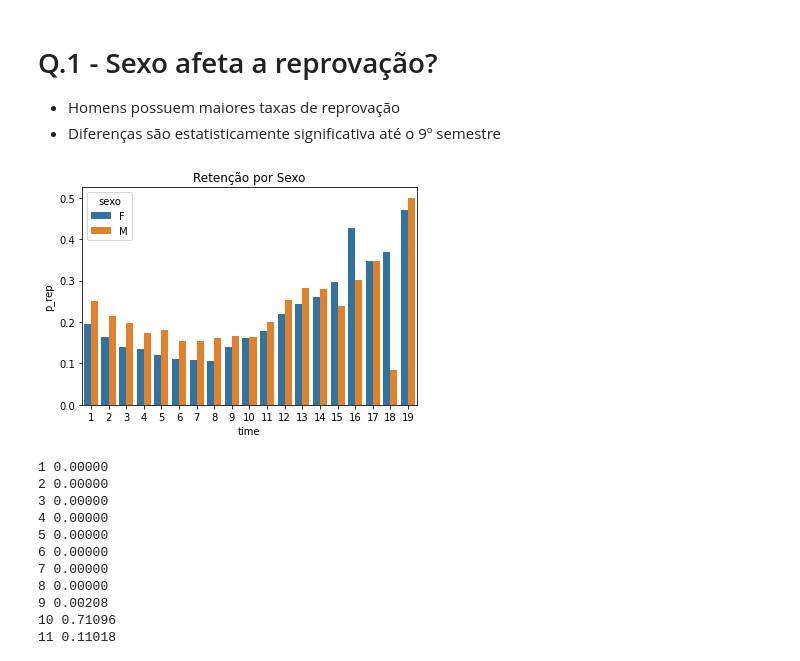
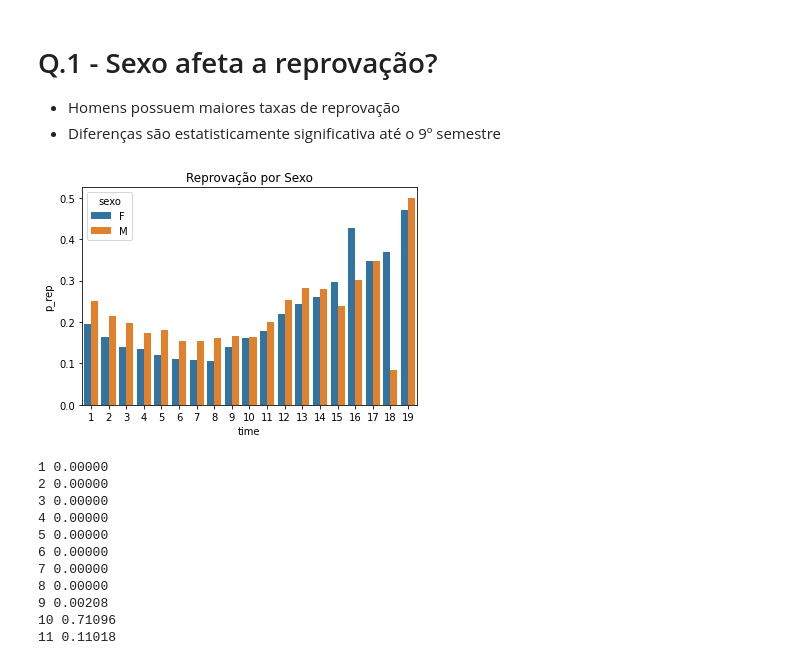
Before and after one commit to rlopes404/dropout, a Jupyter notebook: retencao-UFRB.ipynb, the cells around one changed output. Drawn from its saved outputs; the diff is of its cells as text; code cells hidden in the pictures.

```diff
--- a/retencao-UFRB.ipynb
+++ b/retencao-UFRB.ipynb
@@ -47,9 +47,9 @@ Index(['matricula', 'periodoLetivo', 'n_rep', 'n_repf', 'n_apr', 'n_tra',
 - Homens possuem maiores taxas de reprovação
 - Diferenças são estatisticamente significativa até o 9º semestre
 # %%
-plot_time_bar('sexo', 'p_rep', 'Retenção por Sexo')
+plot_time_bar('sexo', 'p_rep', 'Reprovação por Sexo')
 # %% [output]
-[figure, old version]
+[figure, new version]
 # %%
 col = 'sexo'
 
```
Also changed, not shown: parts of 5 cells of this notebook, 7 other files.
